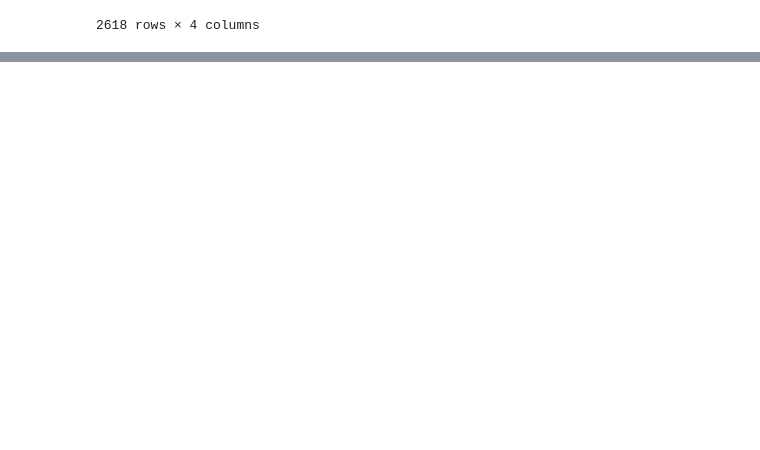
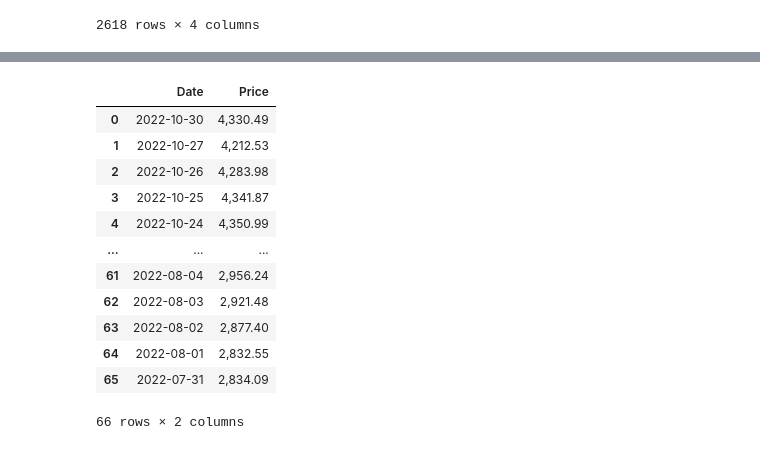
Before and after one commit to a-guler/BIST30PREDICTION, a Jupyter notebook: preprocess.ipynb, the cells around one changed output, grey strips where cells are left out. Drawn from its saved outputs; the diff is of its cells as text; code cells hidden in the pictures; blank space fills up the shorter version.

```diff
--- a/preprocess.ipynb
+++ b/preprocess.ipynb
@@ -37,0 +113,21 @@ TypeError: Invalid comparison between dtype=datetime64[ns] and date
+# %%
+cols = ['Date','Price']
+bist30 = bist30[cols]
+bist30['Date'] = pd.to_datetime(bist30["Date"]) -timedelta(days=1)
+new_data['Date'] = pd.to_datetime(new_data["Date"])
+
+display(bist30)
+# %% [output]
+|  | Date | Price |
+| 0 | 2022-10-30 | 4,330.49 |
+| 1 | 2022-10-27 | 4,212.53 |
+| 2 | 2022-10-26 | 4,283.98 |
+| 3 | 2022-10-25 | 4,341.87 |
+| 4 | 2022-10-24 | 4,350.99 |
+| ... | ... | ... |
+| 61 | 2022-08-04 | 2,956.24 |
+| 62 | 2022-08-03 | 2,921.48 |
+| 63 | 2022-08-02 | 2,877.40 |
+| 64 | 2022-08-01 | 2,832.55 |
+| 65 | 2022-07-31 | 2,834.09 |
+66 rows × 2 columns
```
Also changed, not shown: parts of 6 cells of this notebook, 1 other file.
